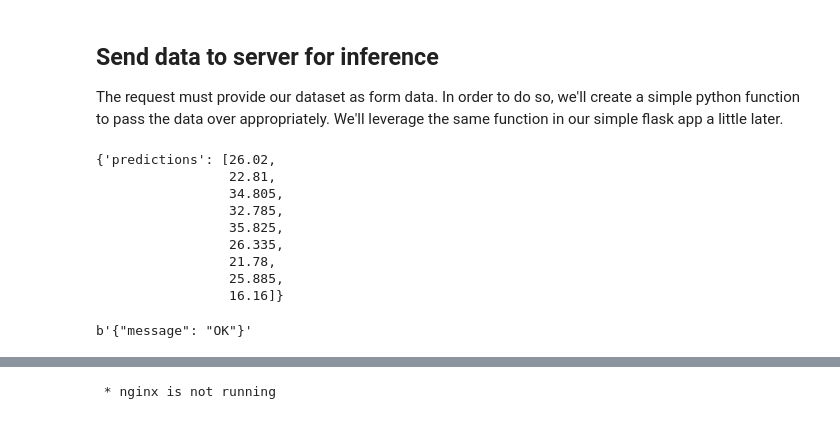
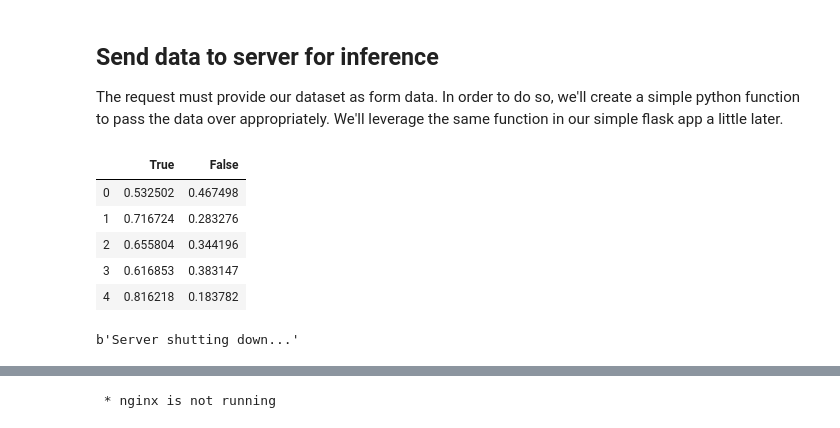
Before and after one commit to timsetsfire/friendly-mlops, a Jupyter notebook: Colab - Friendly MLOps.ipynb, the cells around one changed output, grey strips where cells are left out. Saved outputs shown, nothing was run; the diff lists cells and outputs as text; code cells hidden in the pictures.

```diff
--- a/Colab - Friendly MLOps.ipynb
+++ b/Colab - Friendly MLOps.ipynb
@@ -109,23 +206,20 @@ def score(data, port = "6789"):
     return response
 # %%
 # %%timeit
-scoring_data = pd.read_csv("/content/odsc-ml-drum/data/boston_housing_inference.csv")
+scoring_data = pd.read_csv("./friendly-mlops/data/readmissions_test.csv")
 predictions = score(scoring_data).json() ## score entire dataset but only show first 5 records
-pprint(predictions)
+pd.DataFrame(predictions["predictions"]).head()
 # %% [output]
-{'predictions': [26.02,
-                 22.81,
-                 34.805,
-                 32.785,
-                 35.825,
-                 26.335,
-                 21.78,
-                 25.885,
-                 16.16]}
+|  | True | False |
+| 0 | 0.532502 | 0.467498 |
+| 1 | 0.716724 | 0.283276 |
+| 2 | 0.655804 | 0.344196 |
+| 3 | 0.616853 | 0.383147 |
+| 4 | 0.816218 | 0.183782 |
 # %%
-requests.request("GET", "http://0.0.0.0:6789/").content
+requests.request("POST", "http://0.0.0.0:6789/shutdown").content
 # %% [output]
-b'{"message": "OK"}'
+b'Server shutting down...'
 # %%
 inference_server.terminate()
 inference_server.stdout.readlines()
```
Also changed, not shown: parts of 42 cells of this notebook.
